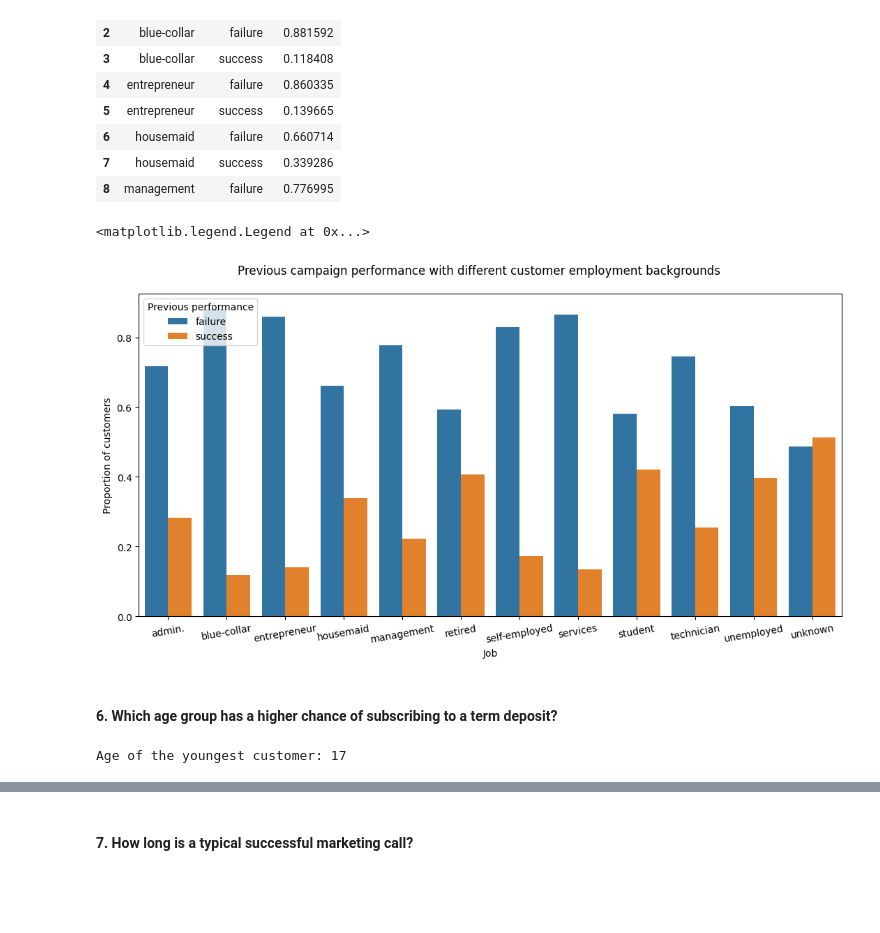
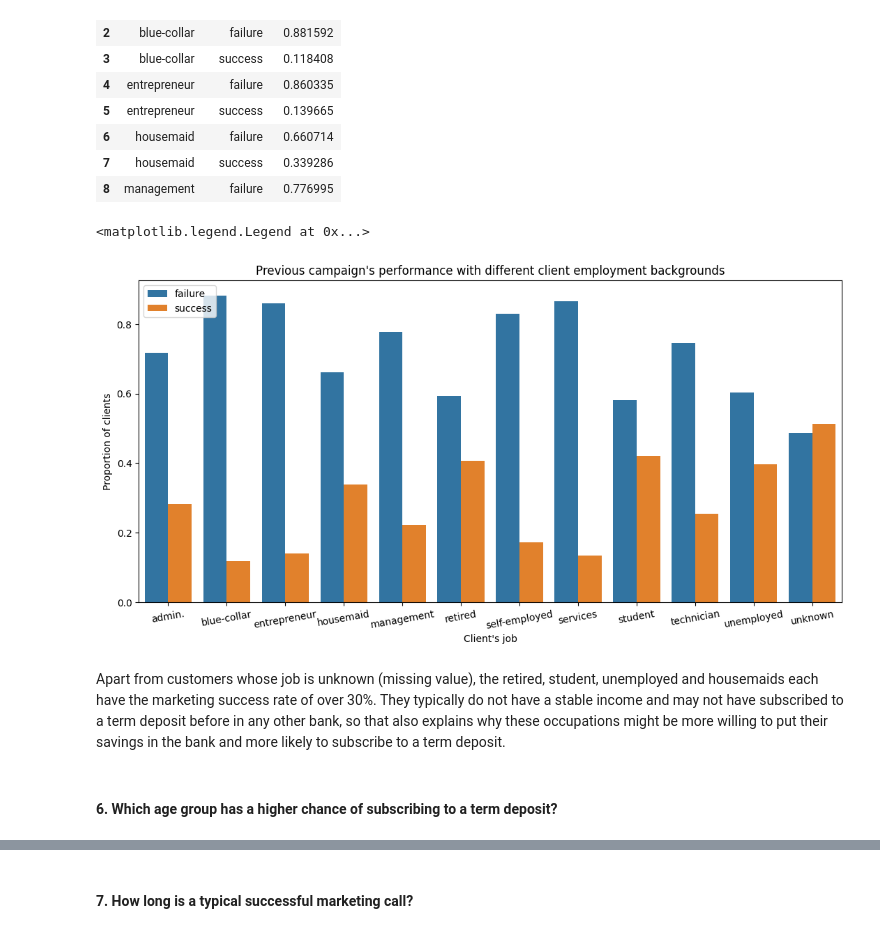
Before and after one commit to thaianle/bank-marketing, a Jupyter notebook: bank-marketing.ipynb, the cells around one changed output, grey strips where cells are left out. Saved outputs shown, nothing was run; the diff lists cells and outputs as text; code cells hidden in the pictures; blank space fills up the shorter version.

```diff
--- a/bank-marketing.ipynb
+++ b/bank-marketing.ipynb
@@ -648,19 +648,17 @@ poutcome_by_job_2.head(9)
 # %%
 fig, ax = plt.subplots(figsize = (13, 6))
 
 sns.barplot(data = poutcome_by_job_2, x = 'job', y = 'proportion', hue = 'poutcome')
 plt.xticks(rotation = 10)
 
-fig.suptitle('Previous campaign performance with different customer employment backgrounds', y = 0.95)
-ax.set_xlabel('Job')
-ax.set_ylabel('Proportion of customers')
-ax.legend(title = 'Previous performance', loc = 'upper left')
+ax.set_title('Previous campaign\'s performance with different client employment backgrounds')
+ax.set_xlabel('Client\'s job')
+ax.set_ylabel('Proportion of clients')
+ax.legend(loc = 'upper left')
 # %% [output]
 <matplotlib.legend.Legend at 0x...>
-[figure, old version]
+[figure, new version]
+# %% [markdown]
+Apart from customers whose job is unknown (missing value), the retired, student, unemployed and housemaids each have the marketing success rate of over 30%. They typically do not have a stable income and may not have subscribed to a term deposit before in any other bank, so that also explains why these occupations might be more willing to put their savings in the bank and more likely to subscribe to a term deposit.
 # %% [markdown]
 #### 6. Which age group has a higher chance of subscribing to a term deposit?
-# %%
-print(f'Age of the youngest customer: {bank_marketing['age'].min()}')
-# %% [output]
-Age of the youngest customer: 17
```
Also changed, not shown: parts of 12 cells of this notebook.
